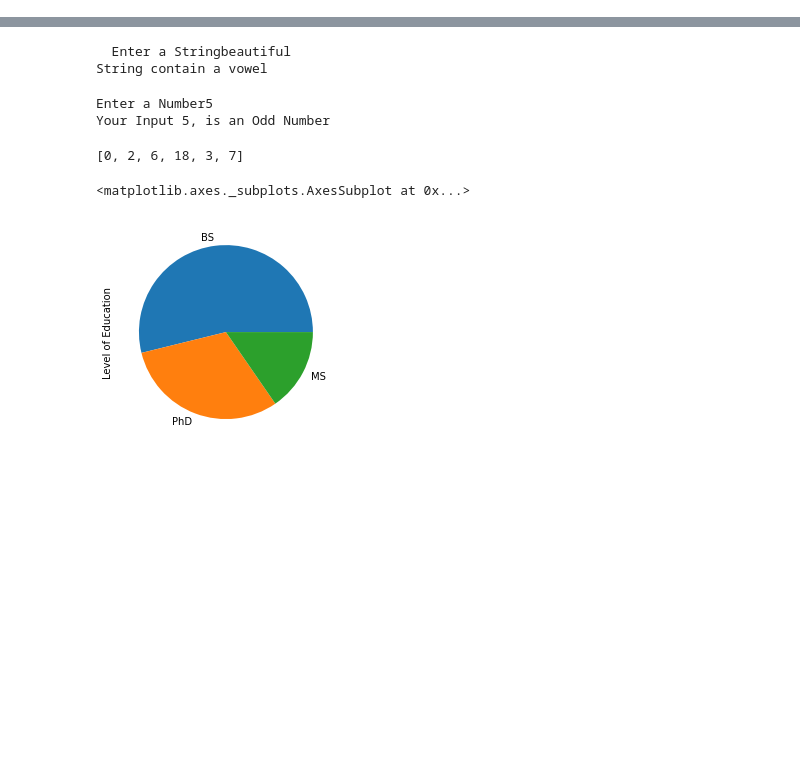
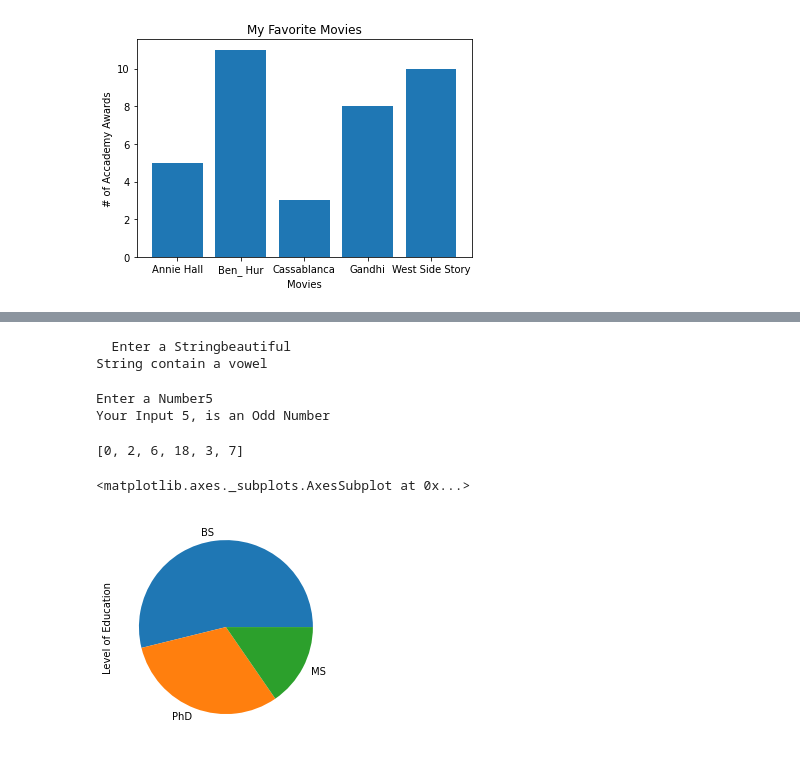
Before and after one commit to bePartOf-Creation/Python-Deiltel-Excercises, a Jupyter notebook: DataScience.ipynb, the cells around one changed output, grey strips where cells are left out. Drawn from its saved outputs; the diff is of its cells as text; code cells hidden in the pictures; blank space fills up the shorter version.

```diff
--- a/DataScience.ipynb
+++ b/DataScience.ipynb
@@ -2,0 +41,15 @@
+# %%
+movies = ["Annie Hall","Ben_ Hur","Cassablanca","Gandhi","West Side Story"]
+num_oscras = [5,11,3,8,10]
+
+xs = [i for i, _ in enumerate(movies)]
+
+plt.bar(xs, num_oscras)
+plt.ylabel("# of Accademy Awards")
+plt.xlabel("Movies")
+plt.title("My Favorite Movies")
+
+plt.xticks(xs,movies)
+plt.show()
+# %% [output]
+[figure, added]
```
Also changed, not shown: parts of 3 cells of this notebook.
